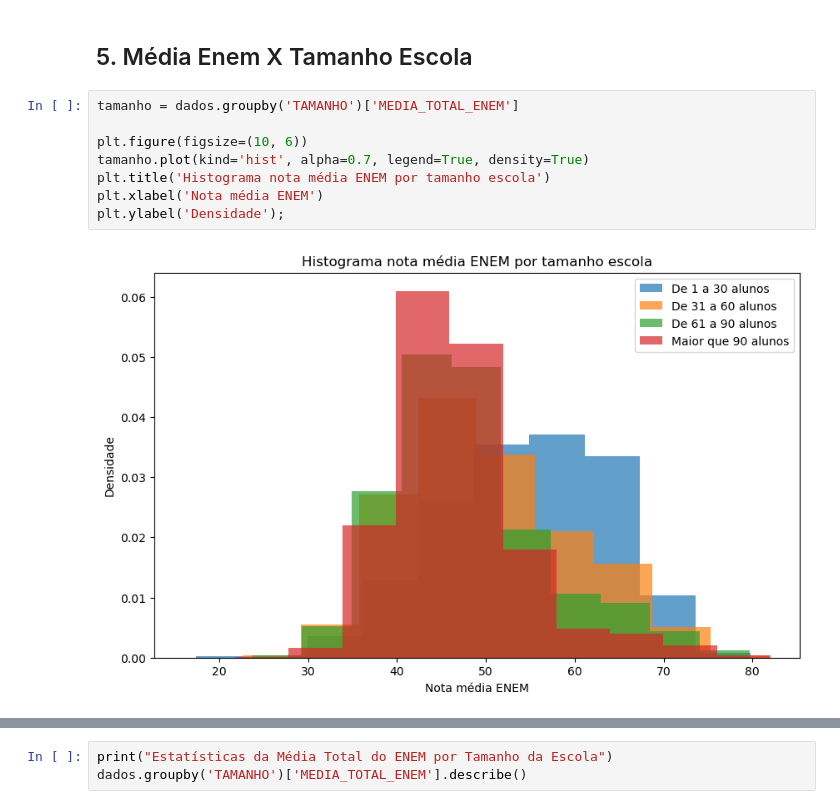
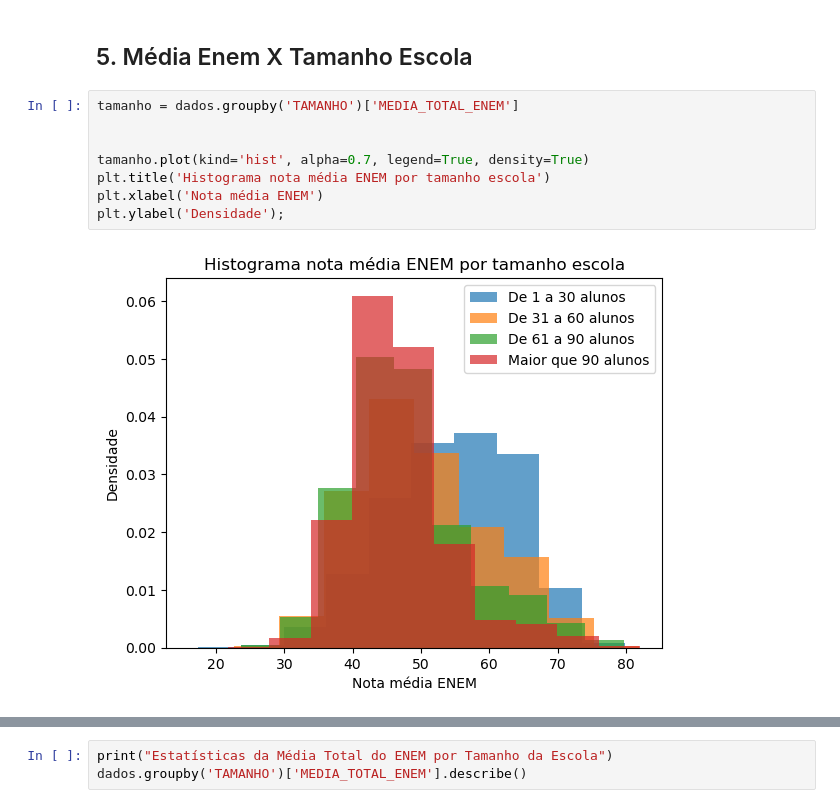
Before and after one commit to LuanaPLGuimaraes/Grupo12A_Projeto2_CDados, a Jupyter notebook: mineracao.ipynb, the cells around one changed output, grey strips where cells are left out. Saved outputs shown, nothing was run; the diff lists cells and outputs as text.

```diff
--- a/mineracao.ipynb
+++ b/mineracao.ipynb
@@ -312,13 +312,13 @@ Estatísticas da Média Total do ENEM por Local (Urbano ou Rural)
 # %%
 tamanho = dados.groupby('TAMANHO')['MEDIA_TOTAL_ENEM']
 
-plt.figure(figsize=(10, 6))
+
 tamanho.plot(kind='hist', alpha=0.7, legend=True, density=True)
 plt.title('Histograma nota média ENEM por tamanho escola')
 plt.xlabel('Nota média ENEM')
 plt.ylabel('Densidade');
 # %% [output]
-[figure, old version]
+[figure, new version]
 # %%
 dados_90 = dados.loc[dados['TAMANHO'] == 'Maior que 90 alunos']
 dados_1_30 = dados.loc[dados['TAMANHO'] == 'De 1 a 30 alunos']
```
Also changed, not shown: parts of 13 cells of this notebook.
